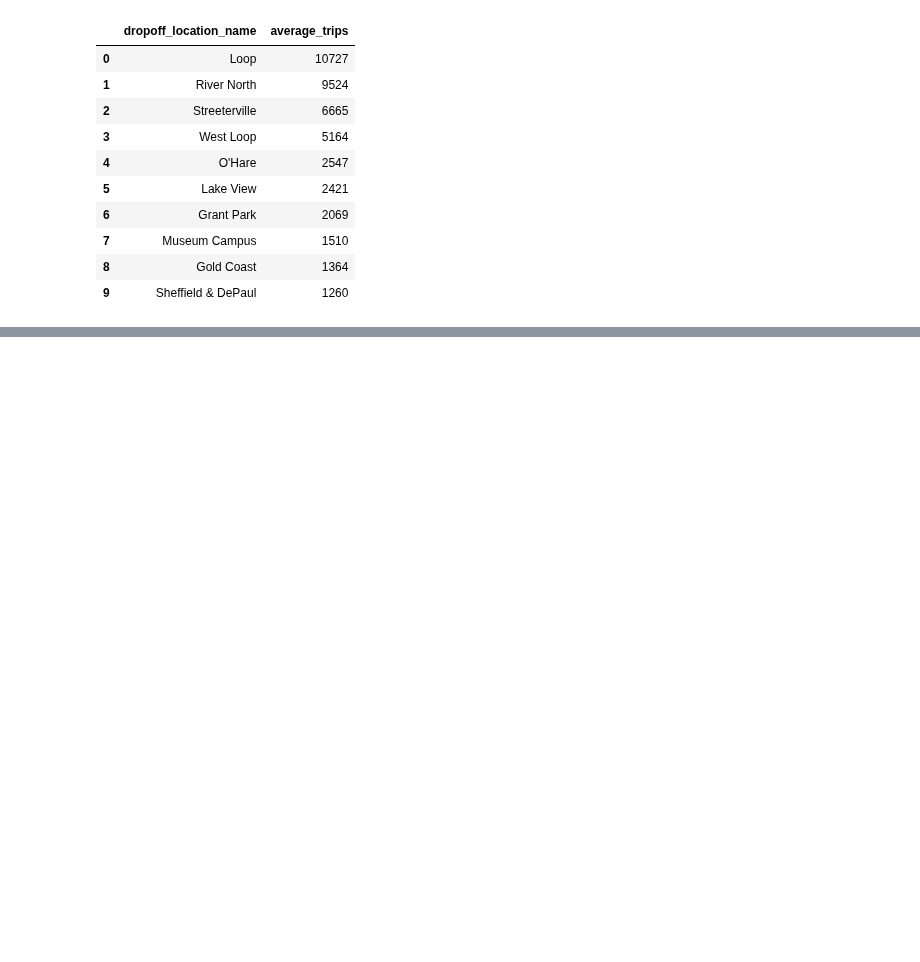
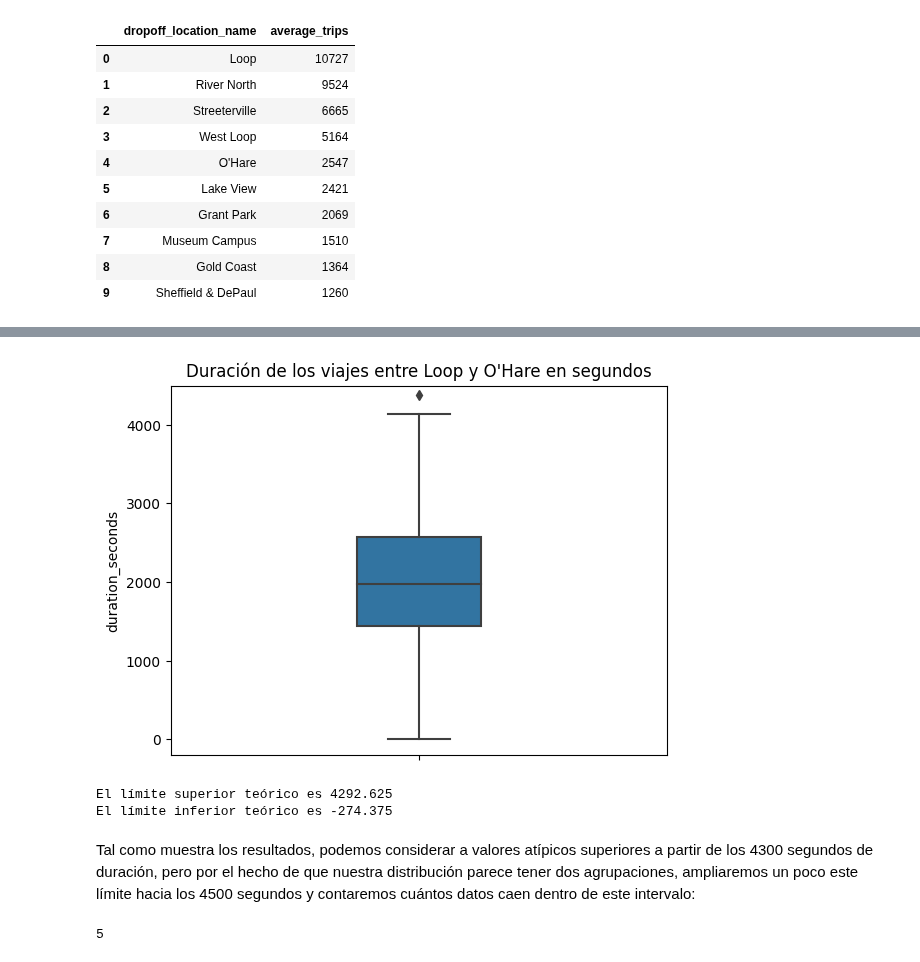
Before and after one commit to ChristianMartinezCaceres/Practicum-portfolio, a Jupyter notebook: 06_taxi_company_analysis/taxi_company_analysis_notebook.ipynb, the cells around one changed output, grey strips where cells are left out. Cells and saved outputs as stored; diff of their text form; code cells hidden in the pictures; blank space fills up the shorter version.

```diff
--- a/06_taxi_company_analysis/taxi_company_analysis_notebook.ipynb
+++ b/06_taxi_company_analysis/taxi_company_analysis_notebook.ipynb
@@ -558,0 +567,23 @@ plt.show()
+# %%
+sns.boxplot(data=data_weather, y='duration_seconds', width=0.25)
+plt.title('Duración de los viajes entre Loop y O\'Hare en segundos')
+plt.ylim(-200, 4500)
+plt.show()
+# %% [output]
+[figure, added]
+# %%
+Q1 = data_weather['duration_seconds'].quantile(0.25)
+Q3 = data_weather['duration_seconds'].quantile(0.75)
+IQR = Q3 - Q1
+
+print(f"El límite superior teórico es {Q3 + 1.5*IQR}")
+print(f"El límite inferior teórico es {Q1 - 1.5*IQR}")
+# %% [output]
+El límite superior teórico es 4292.625
+El límite inferior teórico es -274.375
+# %% [markdown]
+Tal como muestra los resultados, podemos considerar a valores atípicos superiores a partir de los 4300 segundos de duración, pero por el hecho de que nuestra distribución parece tener dos agrupaciones, ampliaremos un poco este límite hacia los 4500 segundos y contaremos cuántos datos caen dentro de este intervalo:
+# %%
+len(data_weather.query("duration_seconds > 4500"))
+# %% [output]
+5
```
Also changed, not shown: parts of 29 cells of this notebook.
